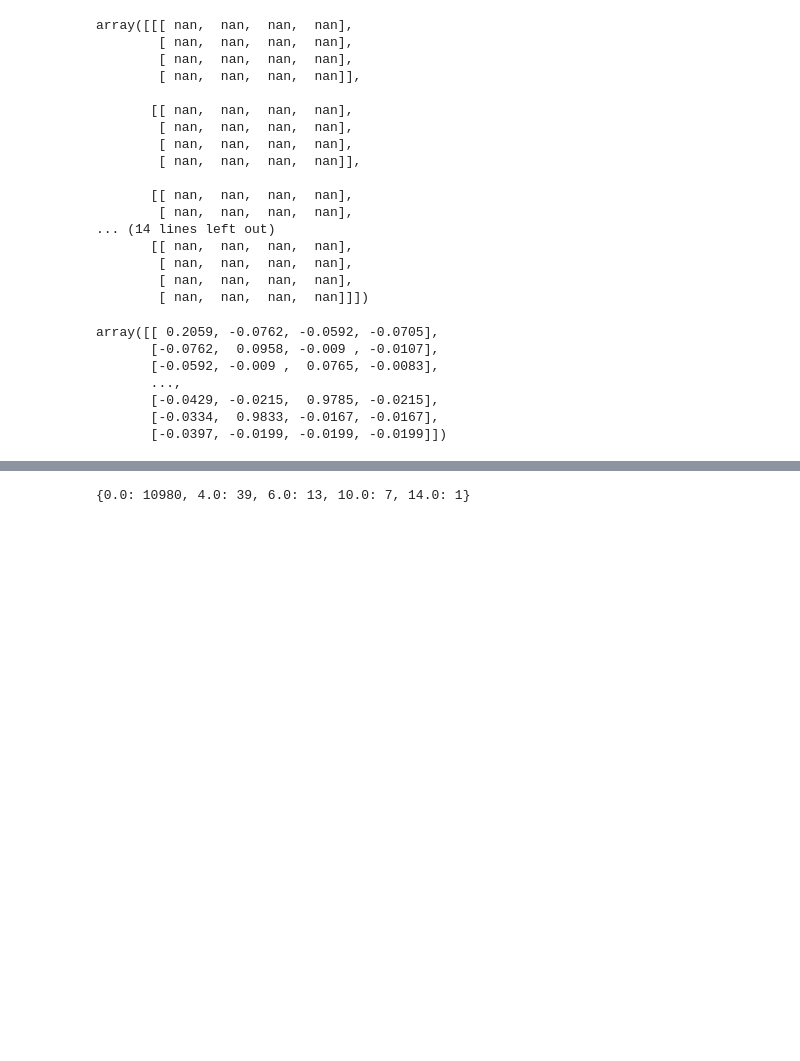
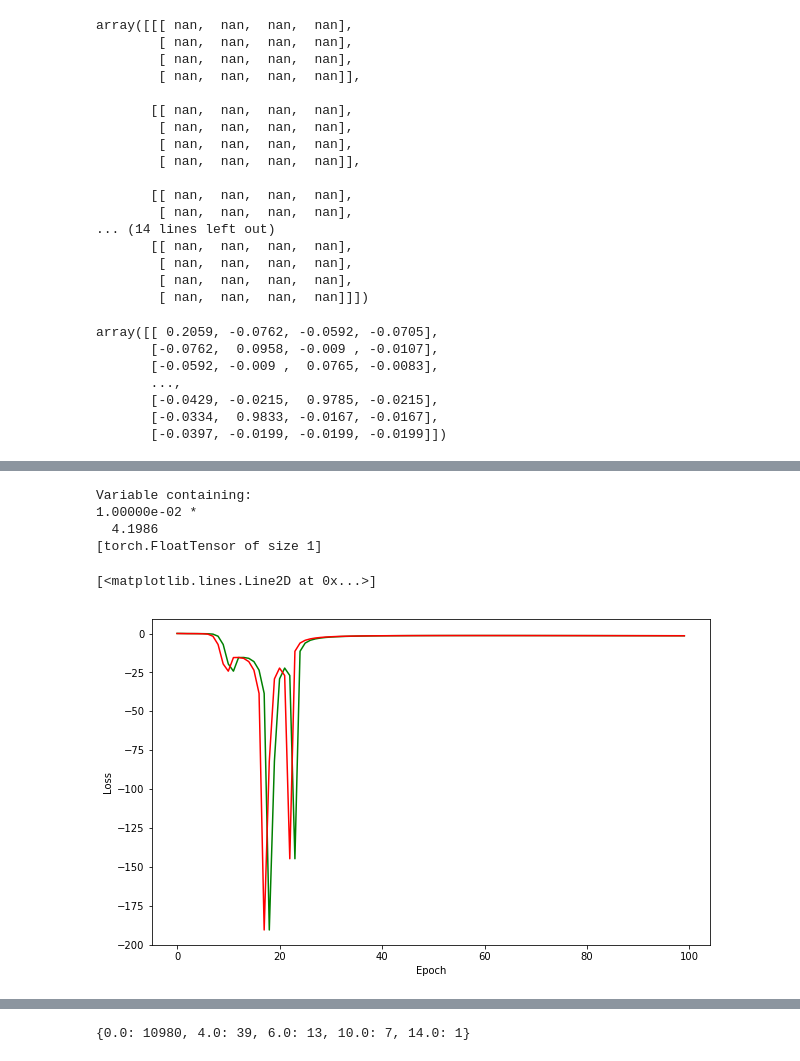
Before and after one commit to ashilgard/cs281-project, a Jupyter notebook: Dataverse Files/data_exploration-baselines.ipynb, the cells around one changed output, grey strips where cells are left out. Saved outputs shown, nothing was run; the diff lists cells and outputs as text; code cells hidden in the pictures; blank space fills up the shorter version.

Commit message:
regret optimization

```diff
--- a/Dataverse Files/data_exploration-baselines.ipynb
+++ b/Dataverse Files/data_exploration-baselines.ipynb
@@ -211,0 +217,5 @@ array([ 0.7099,  0.1073,  0.0834,  0.0993])
+# %%
+F = np.array([1,3,0,3])
+G = np.array([2,3,0,1])
+np.repeat(F,4)
+np.tile(G,(1,4))
@@ -211,0 +254,10 @@ array([ 0.7099,  0.1073,  0.0834,  0.0993])
+# %%
+F_strategies = product(range(4),repeat=4)
+max_val = 0
+for F in F_strategies:
+    G_strategies = product(range(4),repeat=4)
+    for G in G_strategies:
+        score = expected_score(score_matrices[1], delta_matrices[1],np.array(list(F)),np.array(list(G)))
+        if score>=max_val:
+            print(F,G,score)
+            max_val=score
@@ -211,0 +305,7 @@ array([ 0.7099,  0.1073,  0.0834,  0.0993])
+# %%
+torchF = Variable(torch.Tensor(torch.zeros(4,4)), requires_grad=True)
+torchG = Variable(torch.Tensor(torch.zeros(4,4)), requires_grad=True)
+torchscore = Variable(torch.Tensor(score_matrices[2]))
+torchdelta = Variable(torch.Tensor(delta_matrices[2]))
+
+torchmats = torch.matmul(torch.abs(torchF).unsqueeze(2), torch.abs(torchG).unsqueeze(1).unsqueeze(2)).permute(1,0,2,3)
@@ -211,0 +345,55 @@ array([ 0.7099,  0.1073,  0.0834,  0.0993])
+# %%
+torchF = Variable(torch.Tensor(torch.randn(4,4)/1000), requires_grad=True)
+torchG = Variable(torch.Tensor(torch.randn(4,4)/1000), requires_grad=True)
+torchscore = Variable(torch.Tensor(score_matrices[4]))
+torchdelta = Variable(torch.Tensor(delta_matrices[4]))
+
+def forward(F, G, score, delta):
+    normF = torch.abs(F)/torch.sum(torch.abs(F), 1)
+    normG = torch.abs(G)/torch.sum(torch.abs(G), 1)
+    torchmats = torch.matmul(torch.abs(normF).unsqueeze(2), torch.abs(normG).unsqueeze(1).unsqueeze(2)).permute(1,0,2,3)
+    loss = -torch.sum(torchdelta * torch.sum(torch.sum(torchscore * torchmats, 2),2))
+#     loss += torch.sum(torch.abs(torch.sum(torchF, 1).unsqueeze(1) - Variable(torch.ones(4,1))))
+#     loss += torch.sum(torch.abs(torch.sum(torchG, 1).unsqueeze(1) - Variable(torch.ones(4,1))))
+#     loss += 100*torch.sum(torch.abs(torchF) - torchF)
+#     loss += 100*torch.sum(torch.abs(torchG) - torchG)
+    # alternatively
+    # loss = F.mse_loss(torch.mm(Xt, weights), Yt)
+    return loss
+
+def train(optimizer):
+    # look! no gradient calculations
+    optimizer.zero_grad()
+    loss = forward(torchF, torchG, torchscore, torchdelta)
+    loss.backward()
+    optimizer.step()
+    return loss.data[0]
+
+def test():
+    loss = forward(torchF, torchG, torchscore, torchdelta)
+    return loss.data[0]
+
+loss = forward(torchF, torchG, torchscore, torchdelta)
+print(loss)
+# %% [output]
+Variable containing:
+1.00000e-02 *
+  4.1986
+[torch.FloatTensor of size 1]
+# %%
+train_losses = np.zeros(100)
+test_losses = np.zeros(100)
+optimizer = torch.optim.Adam([torchF, torchG], lr=.001)
+for i in range(100):
+    train_losses[i] = train(optimizer)
+    test_losses[i] = test()
+# %%
+plt.figure(figsize=(10, 6))
+ax = plt.gca()
+ax.set_xlabel('Epoch')
+ax.set_ylabel('Loss')
+ax.plot(np.arange(100), train_losses, color='g', label='train')
+ax.plot(np.arange(100), test_losses, color='r', label='test')
+# %% [output]
+[<matplotlib.lines.Line2D at 0x...>]
+[figure, added]
```
Also changed, not shown: parts of 25 cells of this notebook.
